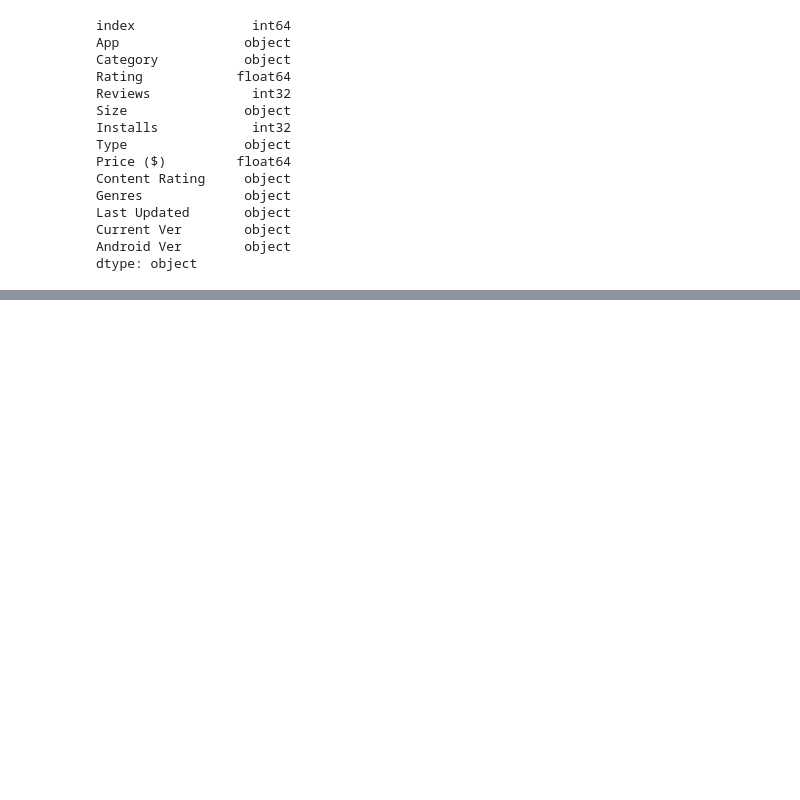
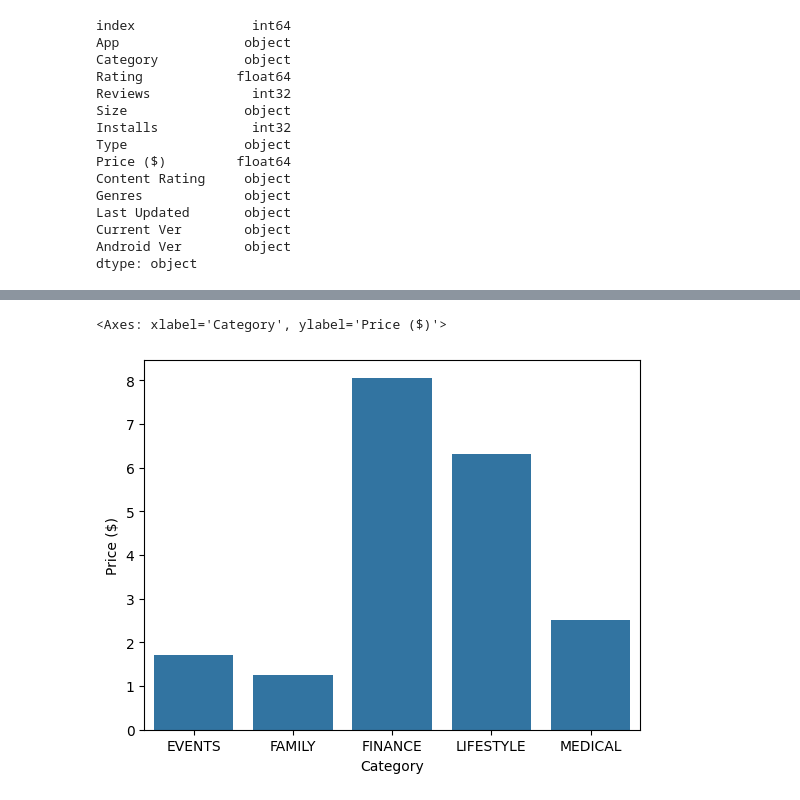
Before and after one commit to s-batish/data_visualisation_project, a Jupyter notebook: google_play_store_apps.ipynb, the cells around one changed output, grey strips where cells are left out. Saved outputs shown, nothing was run; the diff lists cells and outputs as text; code cells hidden in the pictures; blank space fills up the shorter version.

```diff
--- a/google_play_store_apps.ipynb
+++ b/google_play_store_apps.ipynb
@@ -283,0 +303,5 @@ apps
+# %%
+averages = apps.groupby('Category').mean(numeric_only=True)
+average_price = averages[averages['Price ($)'] > 0.99]
+average_price
+# total_price[['Price ($)', 'Rating']]
@@ -283,0 +316,5 @@ apps
+# %%
+sns.barplot(average_price, x="Category", y="Price ($)")
+# %% [output]
+<Axes: xlabel='Category', ylabel='Price ($)'>
+[figure, added]
```
Also changed, not shown: parts of 13 cells of this notebook.
